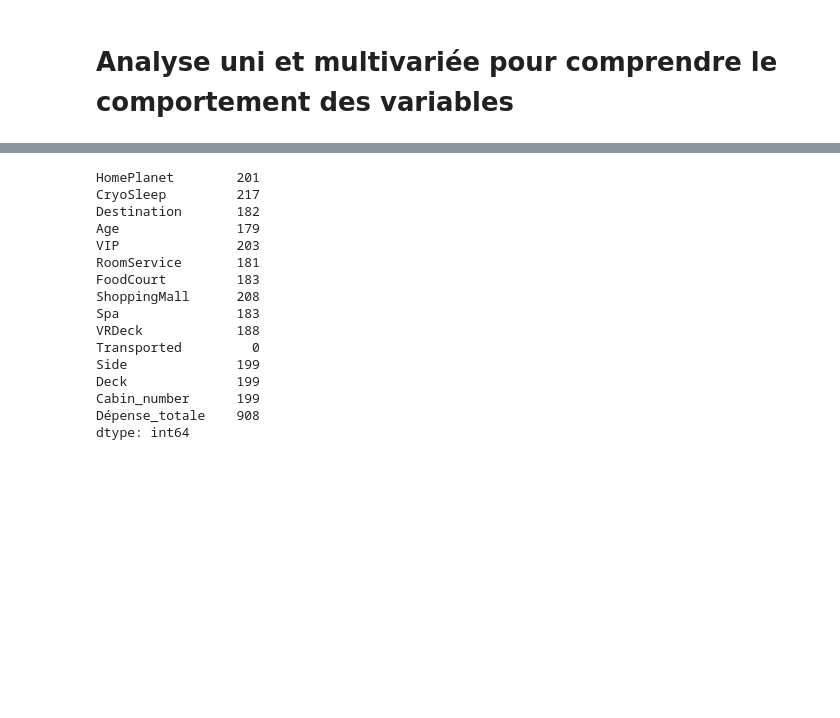
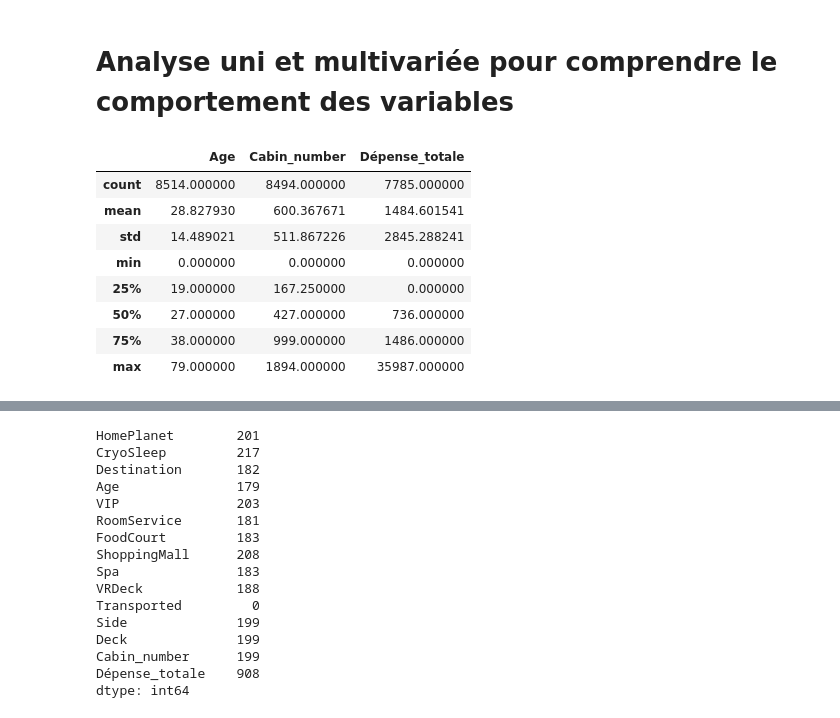
Before and after one commit to AurelienCD/Formation_OCR_Ing_Machine_Learning, a Jupyter notebook: P8_01_notebook.ipynb, the cells around one changed output, grey strips where cells are left out. Drawn from its saved outputs; the diff is of its cells as text; code cells hidden in the pictures; blank space fills up the shorter version.

```diff
--- a/P8_01_notebook.ipynb
+++ b/P8_01_notebook.ipynb
@@ -319,6 +322,18 @@ df_test["Dépense_totale"] = df_test["RoomService"] + df_test["FoodCourt"] + df_
 # %%
 df_train = df_train.set_index('PassengerId')
 df_test = df_test.set_index('PassengerId')
+# %%
+df_train.describe()
+# %% [output]
+|  | Age | Cabin_number | Dépense_totale |
+| count | 8514.000000 | 8494.000000 | 7785.000000 |
+| mean | 28.827930 | 600.367671 | 1484.601541 |
+| std | 14.489021 | 511.867226 | 2845.288241 |
+| min | 0.000000 | 0.000000 | 0.000000 |
+| 25% | 19.000000 | 167.250000 | 0.000000 |
+| 50% | 27.000000 | 427.000000 | 736.000000 |
+| 75% | 38.000000 | 999.000000 | 1486.000000 |
+| max | 79.000000 | 1894.000000 | 35987.000000 |
 # %%
 df_train
 # %% [output]
```
Also changed, not shown: parts of 18 cells of this notebook.
